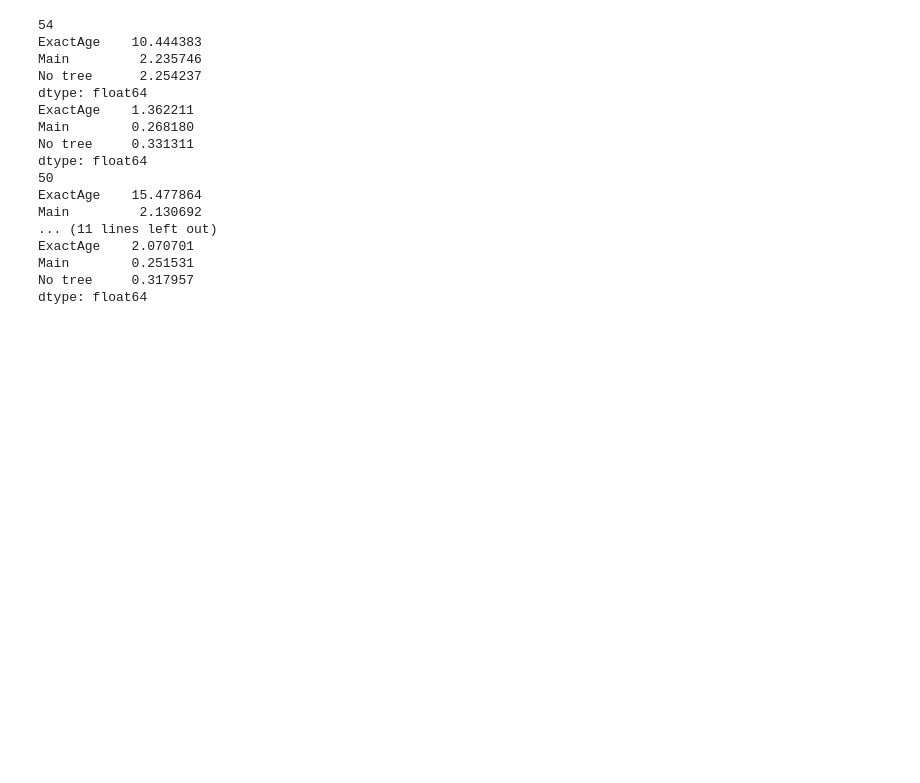
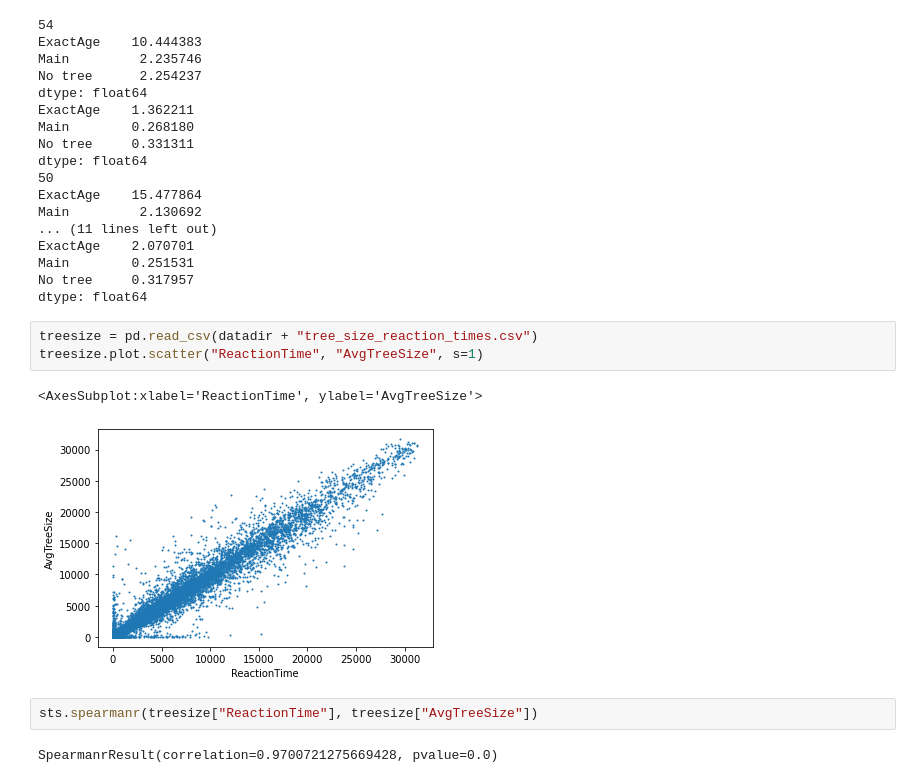
Before and after one commit to ili-ma/fourinarow_analyses, a Jupyter notebook: Analysis notebooks/new/Lesion fit likelihoods.ipynb, the cells around one changed output. Cells and saved outputs as stored; diff of their text form; blank space fills up the shorter version.

Commit message:
Added correlation between reaction times and tree size to lesion fit notebook

```diff
--- a/Analysis notebooks/new/Lesion fit likelihoods.ipynb
+++ b/Analysis notebooks/new/Lesion fit likelihoods.ipynb
@@ -174,3 +174,13 @@ ExactAge    2.070701
 Main        0.251531
 No tree     0.317957
 dtype: float64
+# %%
+treesize = pd.read_csv(datadir + "tree_size_reaction_times.csv")
+treesize.plot.scatter("ReactionTime", "AvgTreeSize", s=1)
+# %% [output]
+<AxesSubplot:xlabel='ReactionTime', ylabel='AvgTreeSize'>
+[figure, added]
+# %%
+sts.spearmanr(treesize["ReactionTime"], treesize["AvgTreeSize"])
+# %% [output]
+SpearmanrResult(correlation=0.9700721275669428, pvalue=0.0)
```
Also changed, not shown: 1 other file.
